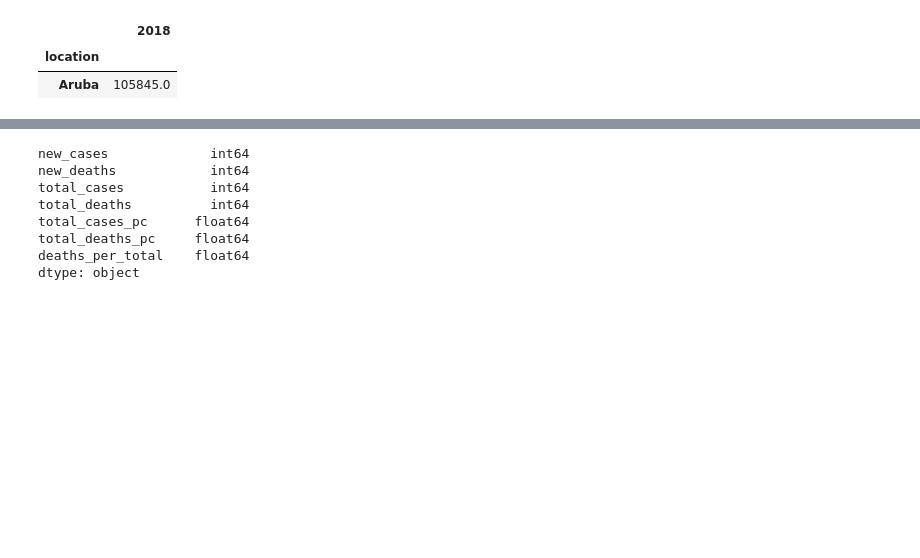
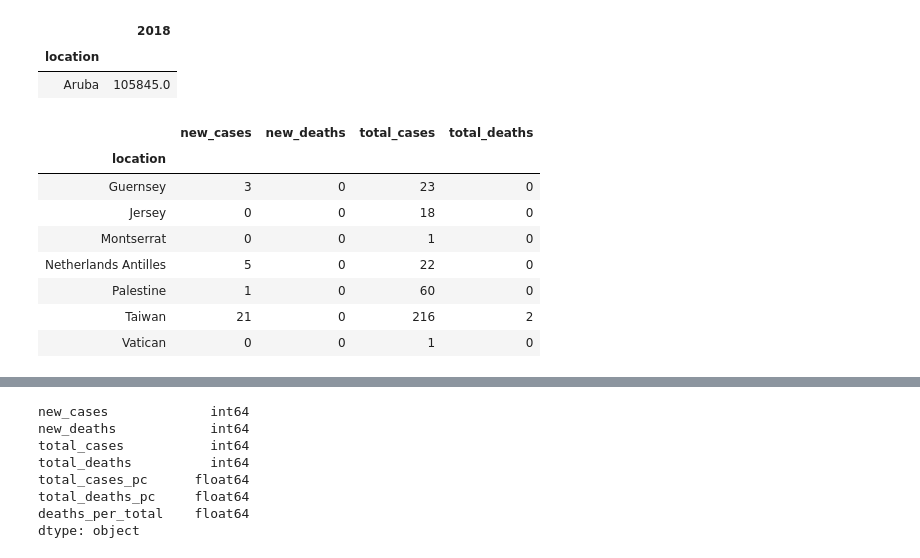
Before and after one commit to ambreen2006/Covid-19-Analysis, a Jupyter notebook: Covid-19-per-capita.ipynb, the cells around one changed output, grey strips where cells are left out. Cells and saved outputs as stored; diff of their text form; code cells hidden in the pictures; blank space fills up the shorter version.

```diff
--- a/Covid-19-per-capita.ipynb
+++ b/Covid-19-per-capita.ipynb
@@ -121,6 +124,18 @@ population.head(n=1)
 |  | 2018 |
 | location |  |
 | Aruba | 105845.0 |
+# %%
+data[data.index.isin(population.index) == False]
+# %% [output]
+|  | new_cases | new_deaths | total_cases | total_deaths |
+| location |  |  |  |  |
+| Guernsey | 3 | 0 | 23 | 0 |
+| Jersey | 0 | 0 | 18 | 0 |
+| Montserrat | 0 | 0 | 1 | 0 |
+| Netherlands Antilles | 5 | 0 | 22 | 0 |
+| Palestine | 1 | 0 | 60 | 0 |
+| Taiwan | 21 | 0 | 216 | 2 |
+| Vatican | 0 | 0 | 1 | 0 |
 # %%
 data['total_cases_pc'] = data['total_cases'].div(data.index.map(population['2018']))
 data['total_deaths_pc'] = data['total_deaths'].div(data.index.map(population['2018']))
```
Also changed, not shown: parts of 23 cells of this notebook, 6 other files.
